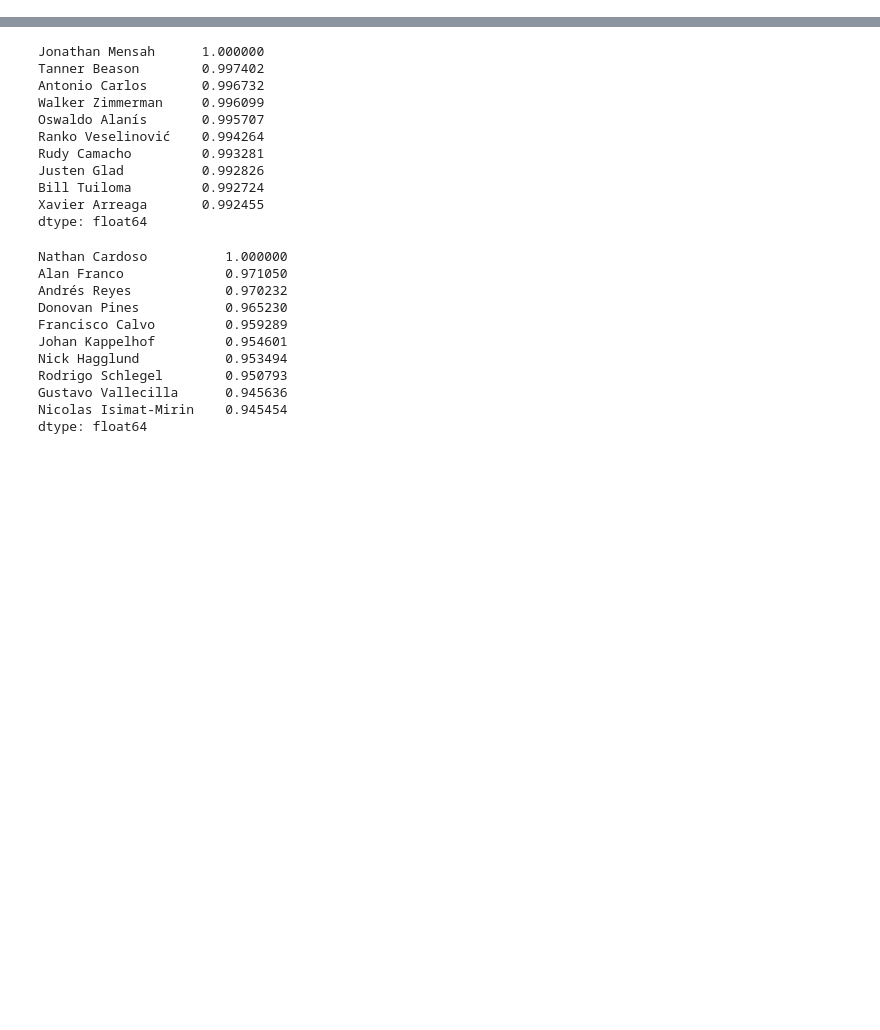
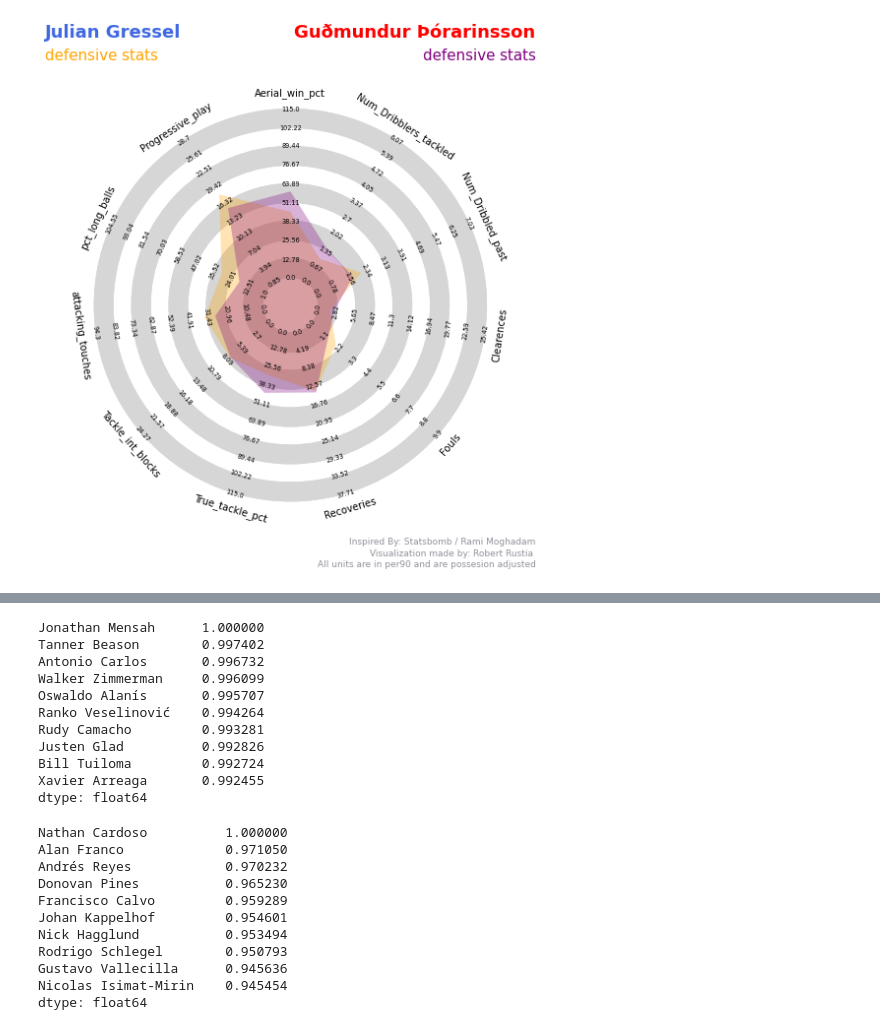
Before and after one commit to misterrustia/MLS_clustering_Captsone, a Jupyter notebook: notebooks/5_modeling.ipynb, the cells around one changed output, grey strips where cells are left out. Saved outputs shown, nothing was run; the diff lists cells and outputs as text; code cells hidden in the pictures; blank space fills up the shorter version.

```diff
--- a/notebooks/5_modeling.ipynb
+++ b/notebooks/5_modeling.ipynb
@@ -438,0 +207,4 @@ dtype: float64
+# %%
+radar_compare('Julian Gressel','Guðmundur Þórarinsson',params,cdf)
+# %% [output]
+[figure, added]
```
Also changed, not shown: parts of 61 cells of this notebook, 5 other files.
